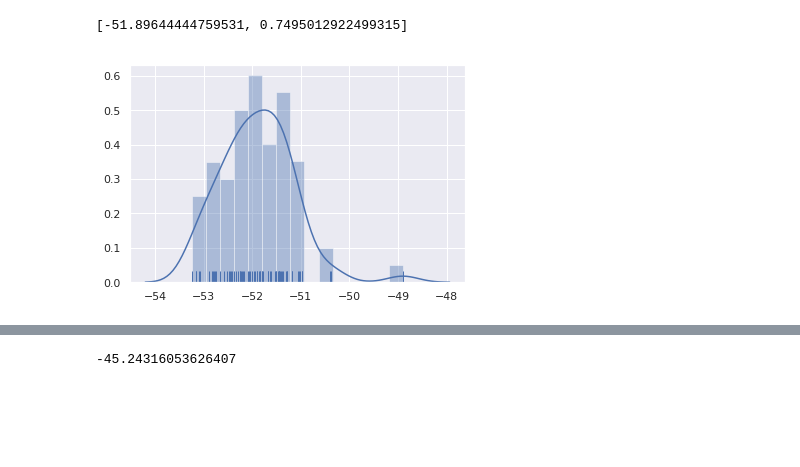
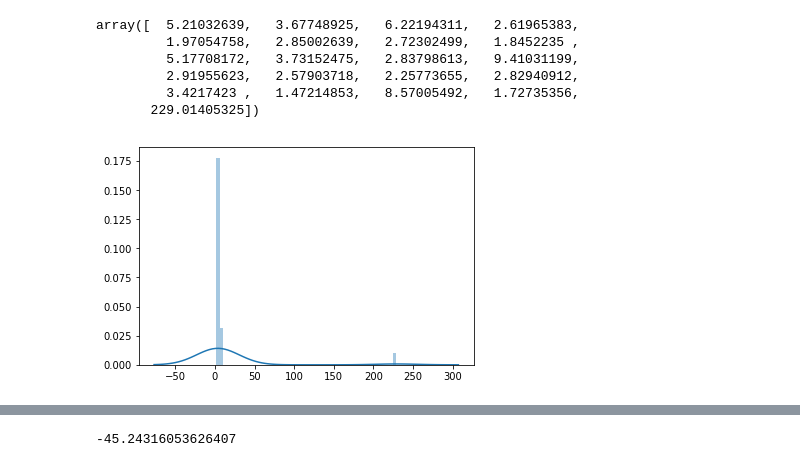
Before and after one commit to leonardo5621/Speaker-Recognition-Project, a Jupyter notebook: src/model.ipynb, the cells around one changed output, grey strips where cells are left out. Cells and saved outputs as stored; diff of their text form; code cells hidden in the pictures; blank space fills up the shorter version.

```diff
--- a/src/model.ipynb
+++ b/src/model.ipynb
@@ -25,5 +28,10 @@ data,spr=sd.read('Verify.wav')
 # %%
-GND.AjustTheta('251','LibriSpeech/devclean/777/train')
+GND.Ajust_Theta('leo','LibriSpeech/devclean/leo/train')
 # %% [output]
-[-51.89644444759531, 0.7495012922499315]
+array([  5.21032639,   3.67748925,   6.22194311,   2.61965383,
+         1.97054758,   2.85002639,   2.72302499,   1.8452235 ,
+         5.17708172,   3.73152475,   2.83798613,   9.41031199,
+         2.91955623,   2.57903718,   2.25773655,   2.82940912,
+         3.4217423 ,   1.47214853,   8.57005492,   1.72735356,
+       229.01405325])
-[figure, old version]
+[figure, new version]
```
Also changed, not shown: parts of 10 cells of this notebook, 5 other files.
